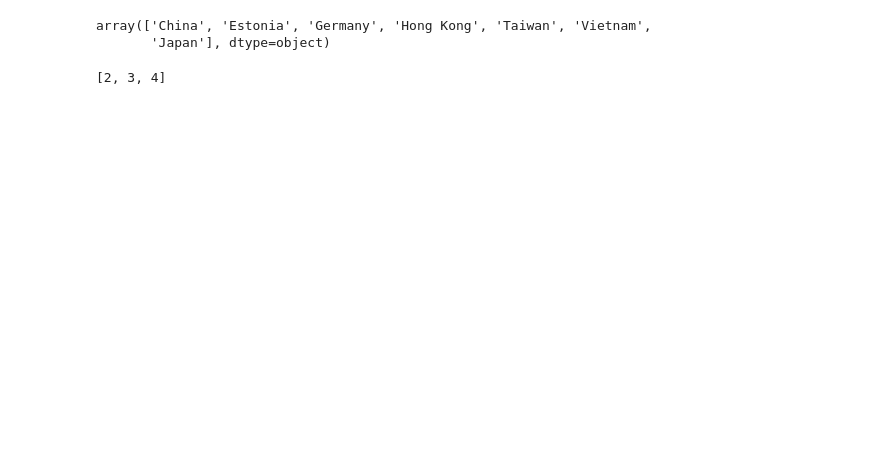
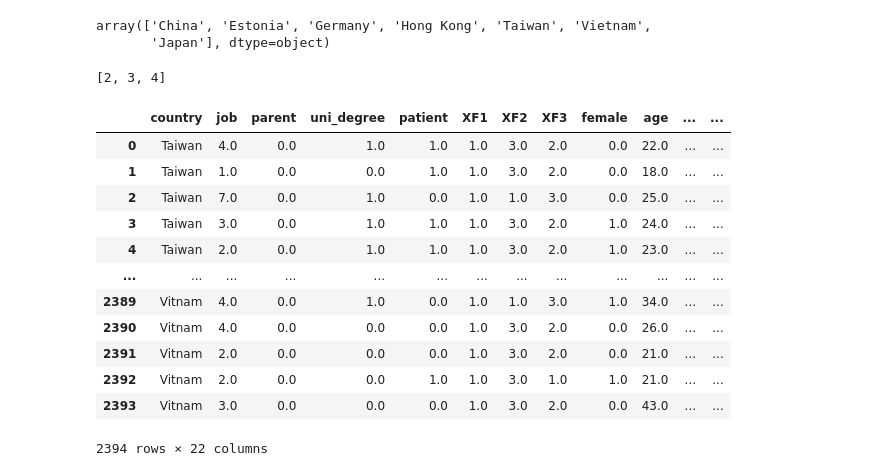
Before and after one commit to hugo2901/Culture-Finance, a Jupyter notebook: Culture Finance.ipynb, the cells around one changed output. Saved outputs shown, nothing was run; the diff lists cells and outputs as text; code cells hidden in the pictures; blank space fills up the shorter version.

```diff
--- a/Culture Finance.ipynb
+++ b/Culture Finance.ipynb
@@ -625,3 +653,19 @@ y.remove(1)
 y
 # %% [output]
 [2, 3, 4]
+# %%
+df_export_nonzero_quality
+# %% [output]
+|  | country | job | parent | uni_degree | patient | XF1 | XF2 | XF3 | female | age | ... | ... |
+| 0 | Taiwan | 4.0 | 0.0 | 1.0 | 1.0 | 1.0 | 3.0 | 2.0 | 0.0 | 22.0 | ... | ... |
+| 1 | Taiwan | 1.0 | 0.0 | 0.0 | 1.0 | 1.0 | 3.0 | 2.0 | 0.0 | 18.0 | ... | ... |
+| 2 | Taiwan | 7.0 | 0.0 | 1.0 | 0.0 | 1.0 | 1.0 | 3.0 | 0.0 | 25.0 | ... | ... |
+| 3 | Taiwan | 3.0 | 0.0 | 1.0 | 1.0 | 1.0 | 3.0 | 2.0 | 1.0 | 24.0 | ... | ... |
+| 4 | Taiwan | 2.0 | 0.0 | 1.0 | 1.0 | 1.0 | 3.0 | 2.0 | 1.0 | 23.0 | ... | ... |
+| ... | ... | ... | ... | ... | ... | ... | ... | ... | ... | ... | ... | ... |
+| 2389 | Vitnam | 4.0 | 0.0 | 1.0 | 0.0 | 1.0 | 1.0 | 3.0 | 1.0 | 34.0 | ... | ... |
+| 2390 | Vitnam | 4.0 | 0.0 | 0.0 | 0.0 | 1.0 | 3.0 | 2.0 | 0.0 | 26.0 | ... | ... |
+| 2391 | Vitnam | 2.0 | 0.0 | 0.0 | 0.0 | 1.0 | 3.0 | 2.0 | 0.0 | 21.0 | ... | ... |
+| 2392 | Vitnam | 2.0 | 0.0 | 0.0 | 1.0 | 1.0 | 3.0 | 1.0 | 1.0 | 21.0 | ... | ... |
+| 2393 | Vitnam | 3.0 | 0.0 | 0.0 | 0.0 | 1.0 | 3.0 | 2.0 | 0.0 | 43.0 | ... | ... |
+2394 rows × 22 columns
```
Also changed, not shown: parts of 12 cells of this notebook.
